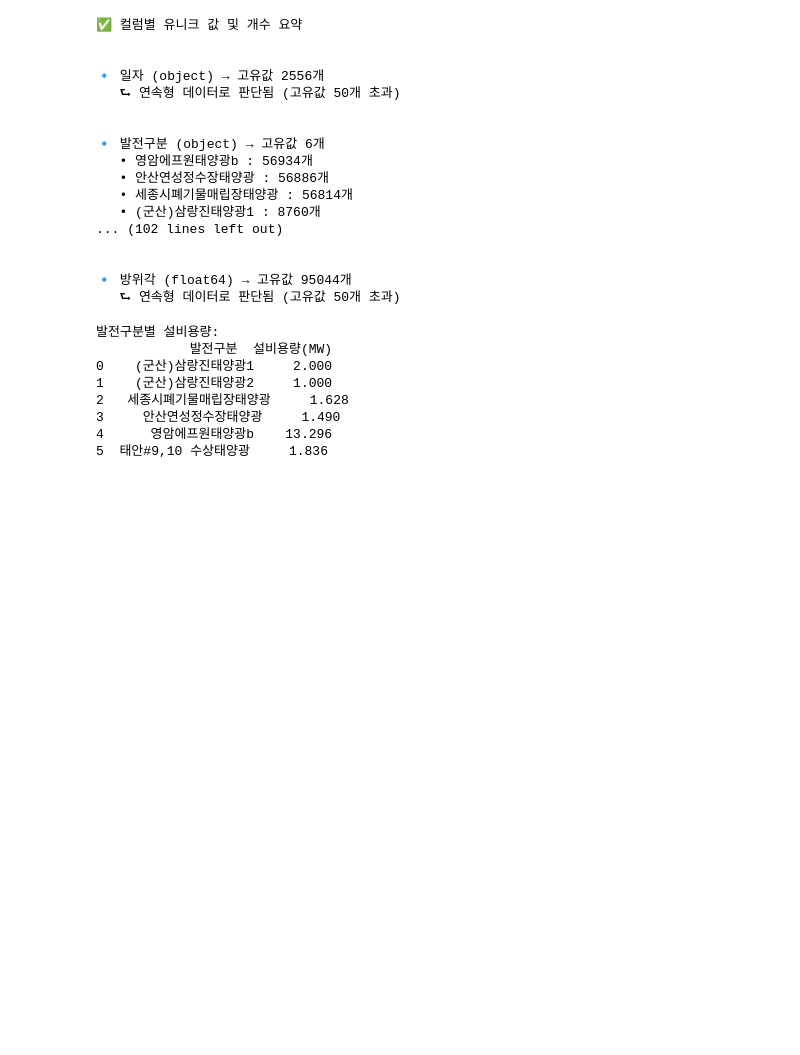
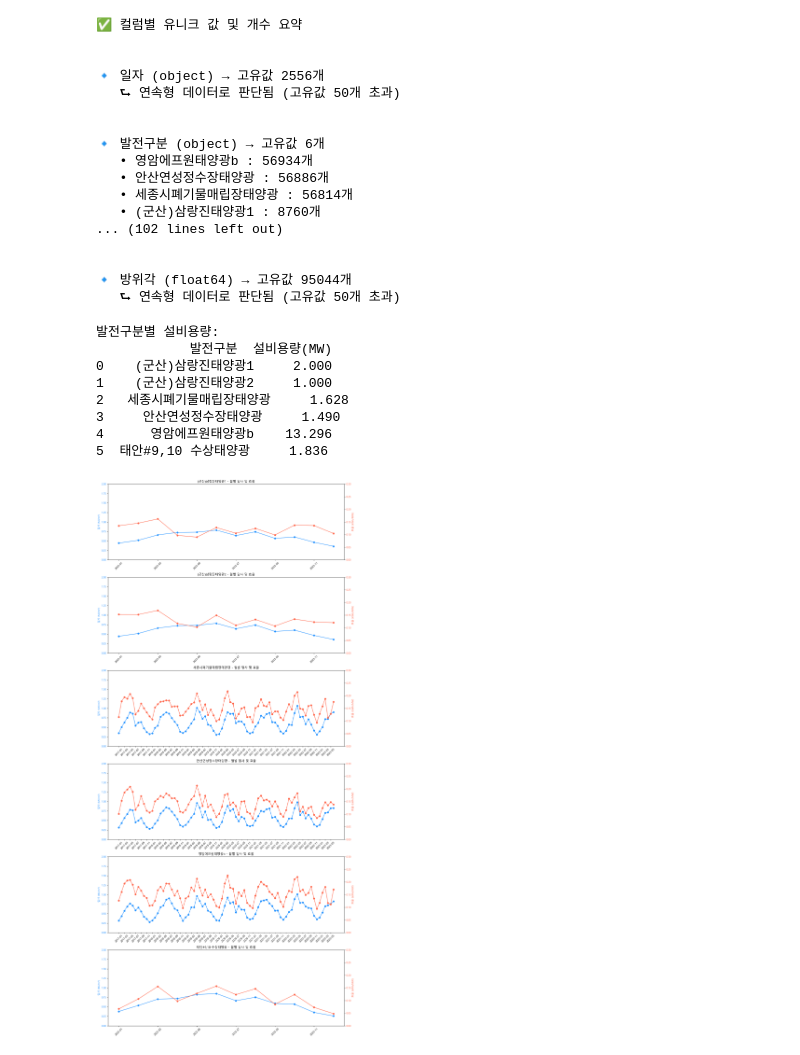
Before and after one commit to seoyoung7879/predict_energy, a Jupyter notebook: 경국/EDA/solar_separation.ipynb, the cells around one changed output. Saved outputs shown, nothing was run; the diff lists cells and outputs as text; code cells hidden in the pictures; blank space fills up the shorter version.

```diff
--- a/경국/EDA/solar_separation.ipynb
+++ b/경국/EDA/solar_separation.ipynb
@@ -91,0 +95,66 @@ print(plant_capacity)
+# %%
+import pandas as pd
+import matplotlib.pyplot as plt
+
+# ✅ 한글 폰트 설정
+plt.rcParams['font.family'] = 'Malgun Gothic'
+plt.rcParams['axes.unicode_minus'] = False
+
+# ✅ 사용자 설정 y축 범위
+irr_min, irr_max = 0, 2   # 일사 (MJ/m²)
+eff_min, eff_max = 0, 0.3      # 효율 (kWh/MW)
+
+# ✅ 연월 및 효율 계산
+df_updated['일자'] = pd.to_datetime(df_updated['일자'], errors='coerce')
+df_updated['연월'] = df_updated['일자'].dt.to_period('M').astype(str)
+df_updated['효율'] = df_updated['발전량(kWh)'] / (df_updated['설비용량(MW)'] * 1000)
+
+# ✅ 결측 제거 및 월별 평균
+df_cleaned = df_updated.dropna(subset=['연월', '발전구분', '일사(MJ/m2)', '효율'])
+grouped = df_cleaned.groupby(['발전구분', '연월']).agg({
+    '일사(MJ/m2)': 'mean',
+    '효율': 'mean'
+}).reset_index()
+
+# ✅ 발전소 리스트
+plants = grouped['발전구분'].unique()
+num_plants = len(plants)
+
+# ✅ 전체 Figure 생성 (세로로 나열)
+fig, axes = plt.subplots(num_plants, 1, figsize=(14, 5 * num_plants))
+
+if num_plants == 1:
+    axes = [axes]  # subplot이 1개일 경우도 리스트로 처리
+
+for i, plant in enumerate(plants):
+    ax1 = axes[i]
+    sub = grouped[grouped['발전구분'] == plant]
+    x = sub['연월']
+
+    # 일사 (왼쪽 y축)
+    ax1.plot(x, sub['일사(MJ/m2)'], color='dodgerblue', marker='o', label='일사 (MJ/m²)')
+    ax1.set_ylabel('일사 (MJ/m²)', color='dodgerblue')
+    ax1.tick_params(axis='y', labelcolor='dodgerblue')
+    ax1.set_ylim(irr_min, irr_max)
+
+    # 효율 (오른쪽 y축)
+    ax2 = ax1.twinx()
+    ax2.plot(x, sub['효율'], color='tomato', marker='o', label='효율')
+    ax2.set_ylabel('효율 (kWh/MW)', color='tomato')
+    ax2.tick_params(axis='y', labelcolor='tomato')
+    ax2.set_ylim(eff_min, eff_max)
+
+    # x축 설정
+    ax1.set_xticks(x[::2])
+    ax1.set_xticklabels(x[::2], rotation=45)
+
+    ax1.set_title(f'{plant} - 월별 일사 및 효율')
+
+# ✅ 전체 레이아웃 조정 및 저장
+plt.tight_layout()
+plt.savefig('solar3_일사량-발전효율.png', dpi=300)
+plt.show()
+
+df_merged = df_updated.drop(columns=['효율', '연월'], errors='ignore')
+# %% [output]
+[figure, added]
```
Also changed, not shown: parts of 1 cell of this notebook, 3 other files.
